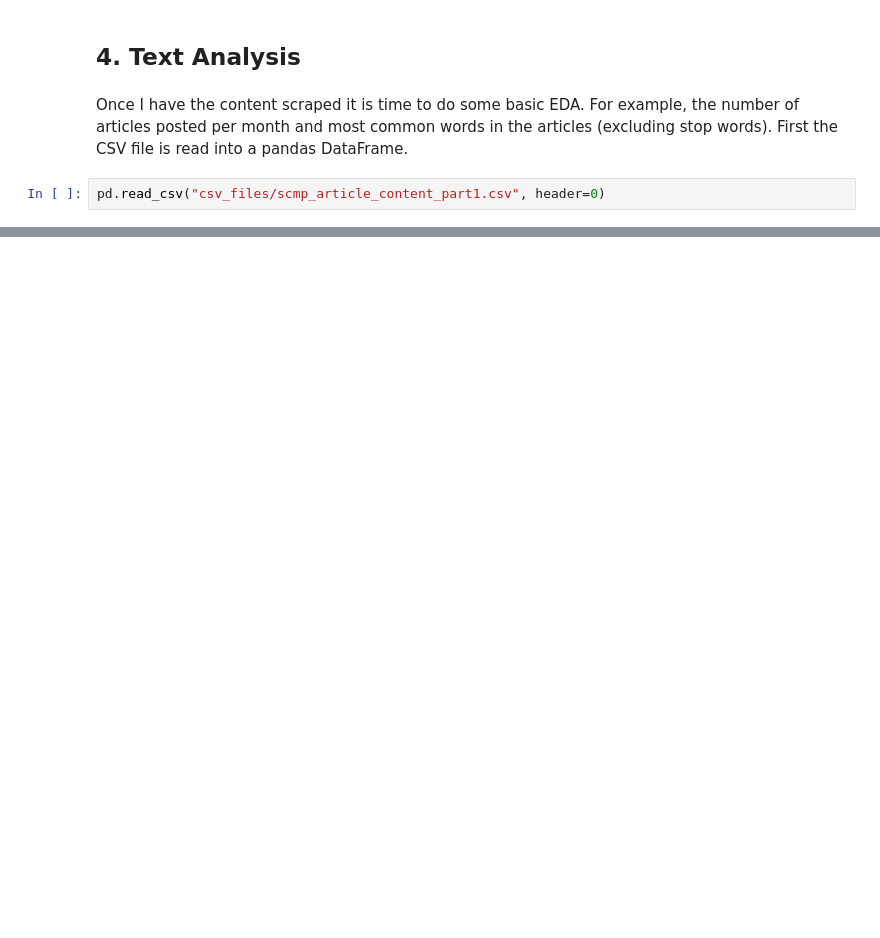
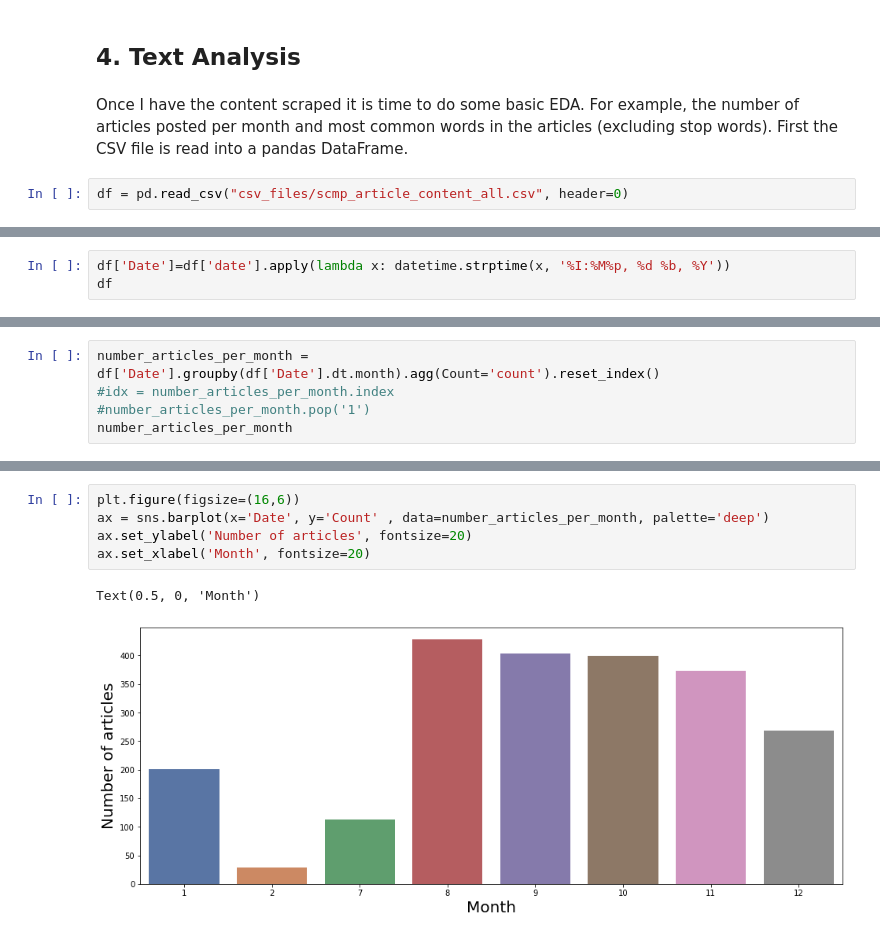
Before and after one commit to nicoleleman/HK_Protest_Analysis, a Jupyter notebook: HK Protest Analysis Project.ipynb, the cells around one changed output, grey strips where cells are left out. Saved outputs shown, nothing was run; the diff lists cells and outputs as text; blank space fills up the shorter version.

```diff
--- a/HK Protest Analysis Project.ipynb
+++ b/HK Protest Analysis Project.ipynb
@@ -139,4 +142,4 @@ The CSV file contains rows where there is an apostrophe, which is causing an iss
 # %% [markdown]
 Once I have the content scraped it is time to do some basic EDA. For example, the number of articles posted per month and most common words in the articles (excluding stop words). First the CSV file is read into a pandas DataFrame.
 # %%
-pd.read_csv("csv_files/scmp_article_content_part1.csv", header=0)
+df = pd.read_csv("csv_files/scmp_article_content_all.csv", header=0)
@@ -156,0 +148,3 @@ pd.read_csv("csv_files/scmp_article_content_part1.csv", header=0)
+# %%
+df['Date']=df['date'].apply(lambda x: datetime.strptime(x, '%I:%M%p, %d %b, %Y'))
+df
@@ -156,0 +167,5 @@ pd.read_csv("csv_files/scmp_article_content_part1.csv", header=0)
+# %%
+number_articles_per_month = df['Date'].groupby(df['Date'].dt.month).agg(Count='count').reset_index()
+#idx = number_articles_per_month.index
+#number_articles_per_month.pop('1')
+number_articles_per_month
@@ -156,0 +182,8 @@ pd.read_csv("csv_files/scmp_article_content_part1.csv", header=0)
+# %%
+plt.figure(figsize=(16,6))
+ax = sns.barplot(x='Date', y='Count' , data=number_articles_per_month, palette='deep')
+ax.set_ylabel('Number of articles', fontsize=20)
+ax.set_xlabel('Month', fontsize=20)
+# %% [output]
+Text(0.5, 0, 'Month')
+[figure, added]
```
Also changed, not shown: parts of 9 cells of this notebook, 2 other files.
